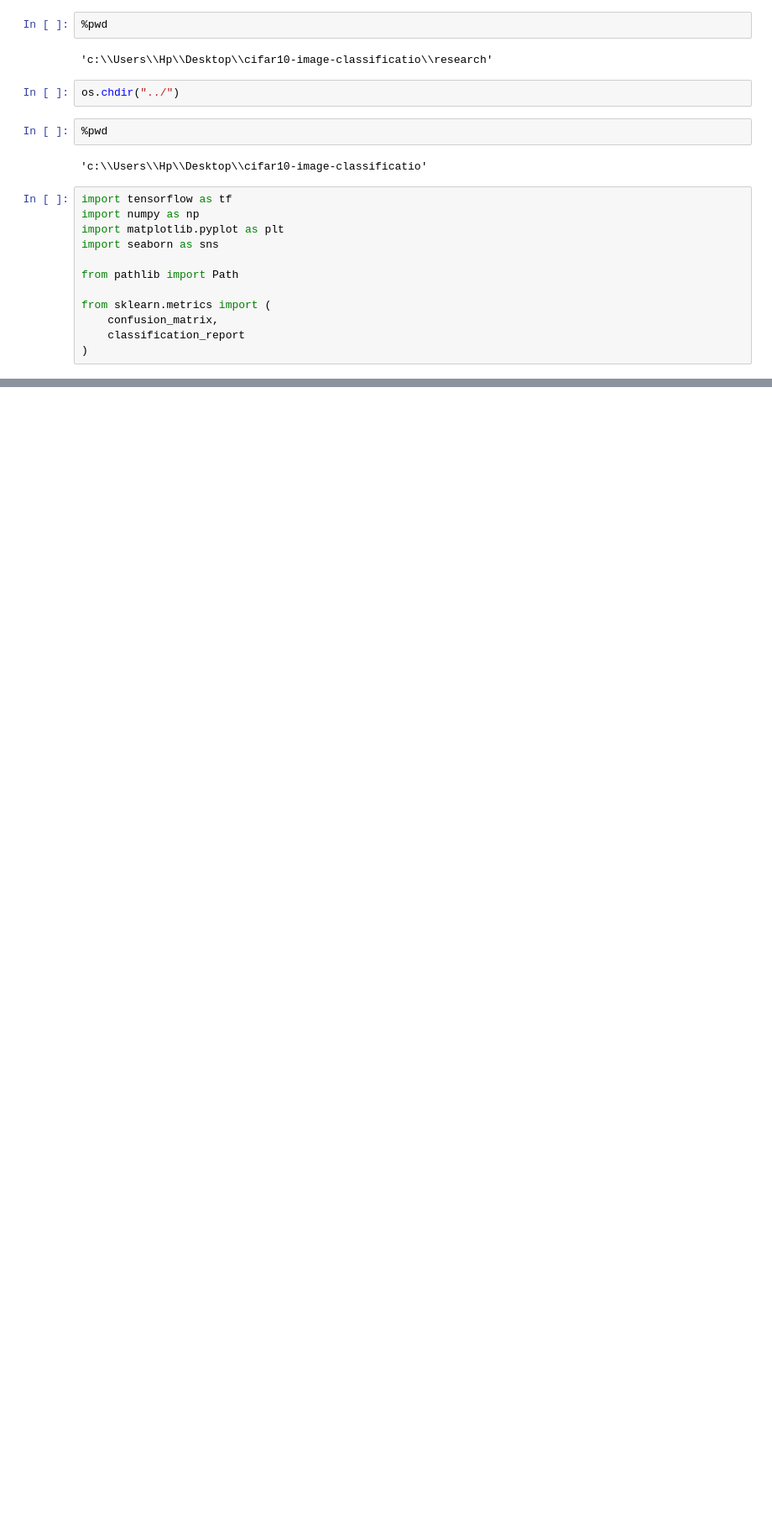
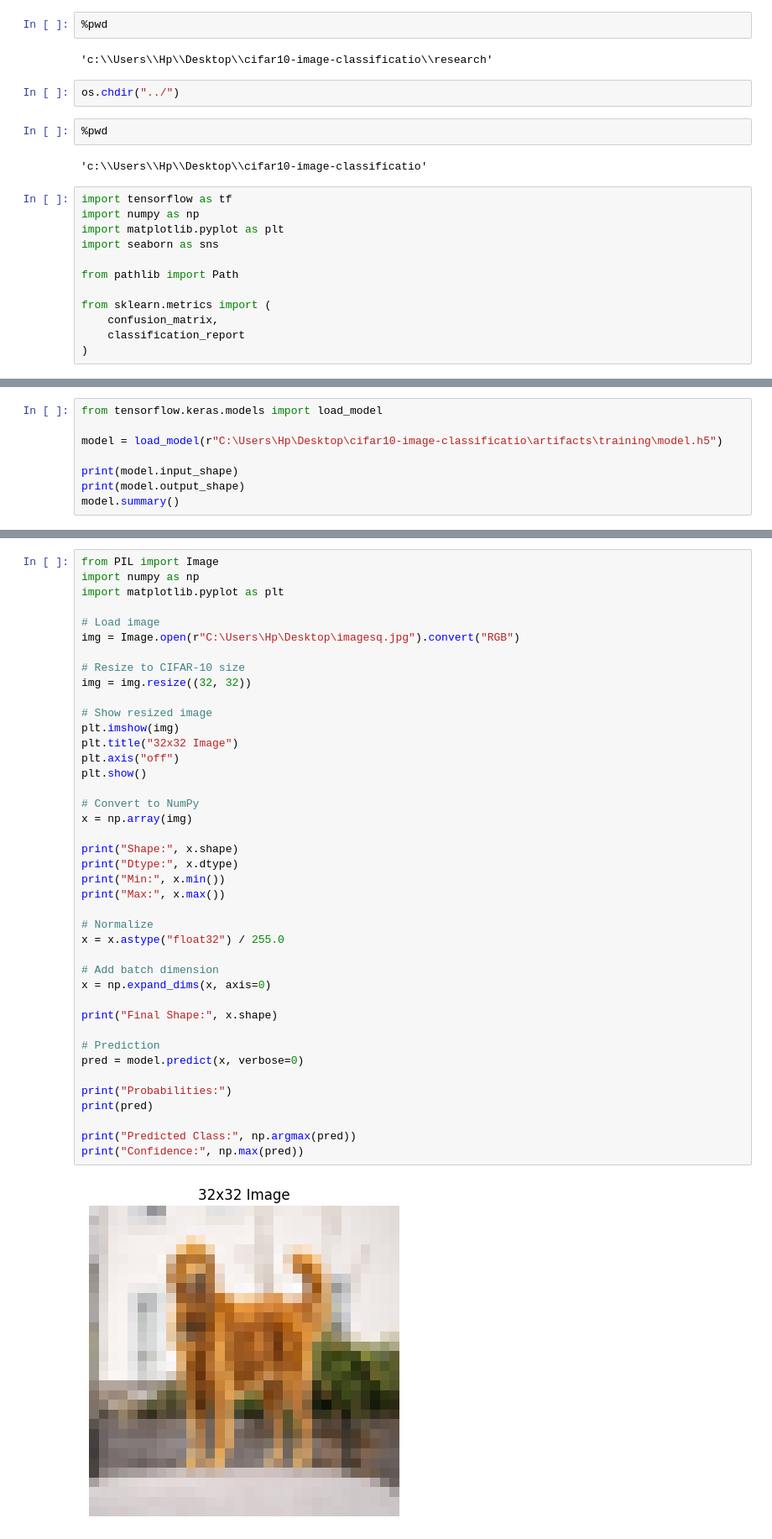
Before and after one commit to atikhasan007/cifar10-image-classificatio, a Jupyter notebook: research/just_model_evaluation.ipynb, the cells around one changed output, grey strips where cells are left out. Shown at 84% size. Cells and saved outputs as stored; diff of their text form; blank space fills up the shorter version.

```diff
--- a/research/just_model_evaluation.ipynb
+++ b/research/just_model_evaluation.ipynb
@@ -57,0 +159,8 @@ AttributeError: 'Source' object has no attribute 'asttext'
+# %%
+from tensorflow.keras.models import load_model
+
+model = load_model(r"C:\Users\Hp\Desktop\cifar10-image-classificatio\artifacts\training\model.h5")
+
+print(model.input_shape)
+print(model.output_shape)
+model.summary()
@@ -57,0 +231,43 @@ AttributeError: 'Source' object has no attribute 'asttext'
+# %%
+from PIL import Image
+import numpy as np
+import matplotlib.pyplot as plt
+
+# Load image
+img = Image.open(r"C:\Users\Hp\Desktop\imagesq.jpg").convert("RGB")
+
+# Resize to CIFAR-10 size
+img = img.resize((32, 32))
+
+# Show resized image
+plt.imshow(img)
+plt.title("32x32 Image")
+plt.axis("off")
+plt.show()
+
+# Convert to NumPy
+x = np.array(img)
+
+print("Shape:", x.shape)
+print("Dtype:", x.dtype)
+print("Min:", x.min())
+print("Max:", x.max())
+
+# Normalize
+x = x.astype("float32") / 255.0
+
+# Add batch dimension
+x = np.expand_dims(x, axis=0)
+
+print("Final Shape:", x.shape)
+
+# Prediction
+pred = model.predict(x, verbose=0)
+
+print("Probabilities:")
+print(pred)
+
+print("Predicted Class:", np.argmax(pred))
+print("Confidence:", np.max(pred))
+# %% [output]
+[figure, added]
```
Also changed, not shown: parts of 22 cells of this notebook, 5 other files.
